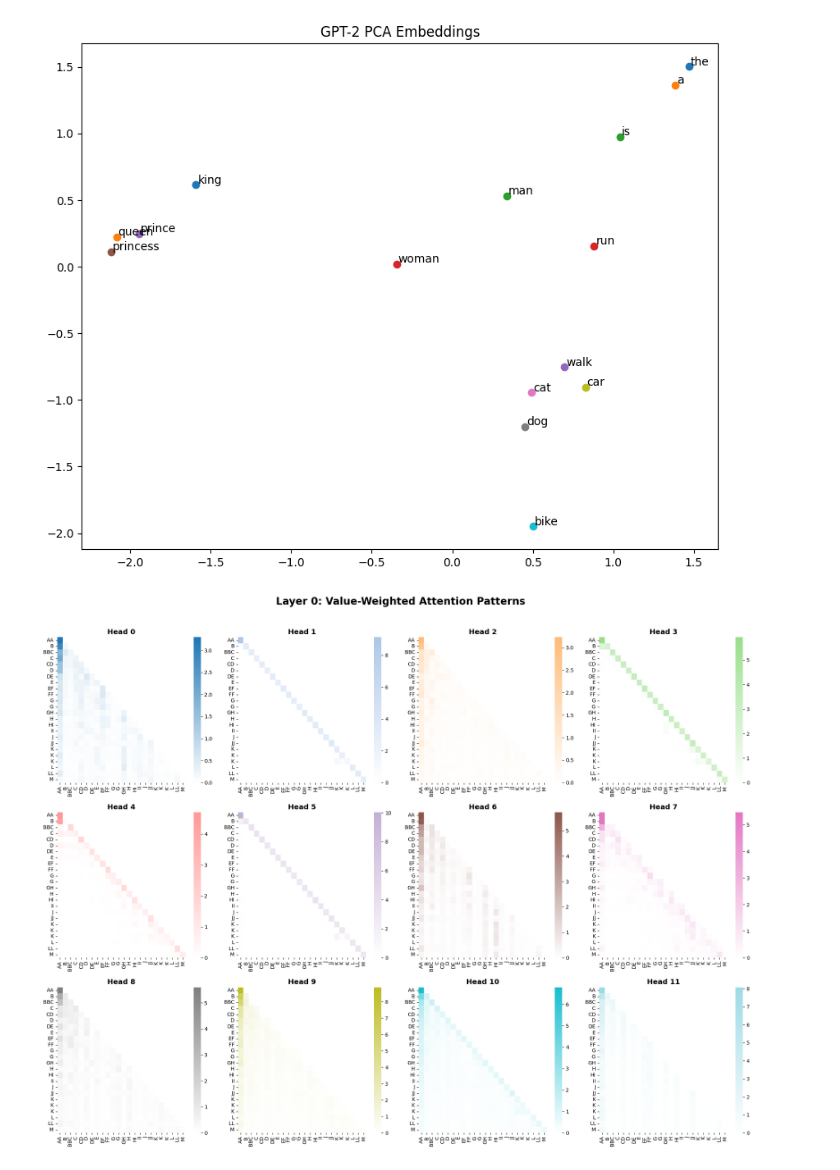
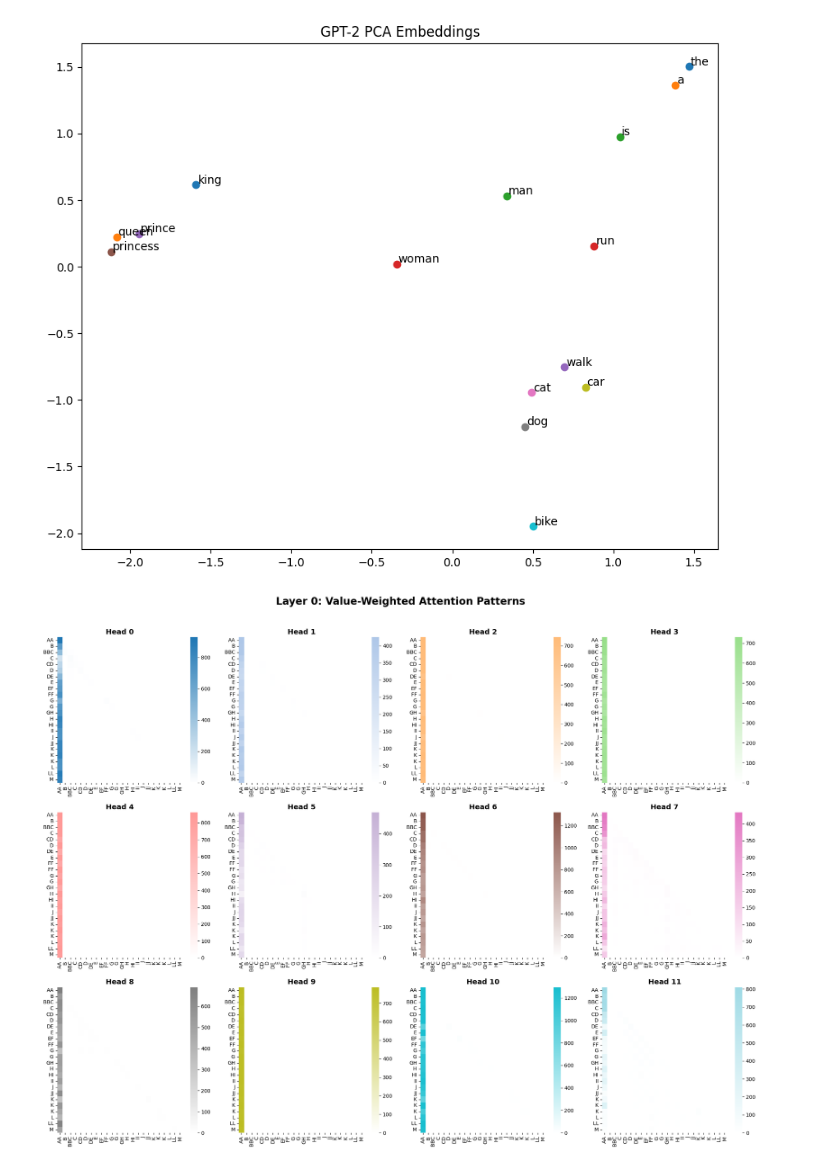
Before and after one commit to Yuralo/Mechanistic-Interpretability, a Jupyter notebook: exp-4/exp-4.ipynb, the cells around one changed output. Saved outputs shown, nothing was run; the diff lists cells and outputs as text; code cells hidden in the pictures.

```diff
--- a/exp-4/exp-4.ipynb
+++ b/exp-4/exp-4.ipynb
@@ -223,33 +223,33 @@ def get_weighted_attention(model, tokenizer, text, layer_idx, device="cuda"):
         # --- PATH B: Custom Transformer Class ---
         elif hasattr(model, 'num_layers'):
             # Use your custom 'return_all' logic
             logits, cache = model(inputs['input_ids'], return_all=True)
             patterns = cache['pattern'][layer_idx]
             v = cache['v'][layer_idx]
 
         else:
             raise TypeError("Unsupported model type.")
 
         # 3. Calculate Weighting
         v_norms = torch.norm(v, p=2, dim=-1).unsqueeze(-2)
         weighted_patterns = patterns * v_norms
 
     return weighted_patterns.cpu(), token_ids.cpu()
 # --- RUN IT ---
 # If using Hugging Face:
 try:
     # Use 'tokenizer' for HF models, or 'enc' for your custom one
-    weighted_attn, token_ids = get_weighted_attention(model, tokenizer, text, layer_idx=0, device=device)
+    weighted_attn, token_ids = get_weighted_attention(model, tokenizer, text, layer_idx=7, device=device)
 
     fig = plot_attention_heads(
         weighted_attn,
         token_ids,
         tokenizer, # Pass whichever encoder you are using
         title=f'Layer 0: Value-Weighted Attention Patterns'
     )
     plt.show()
 except Exception as e:
     print(f"Analysis failed: {e}")
 # %% [output]
-[figure, old version]
+[figure, new version]
 # %%
```
Also changed, not shown: parts of 3 cells of this notebook, 2 other files.
